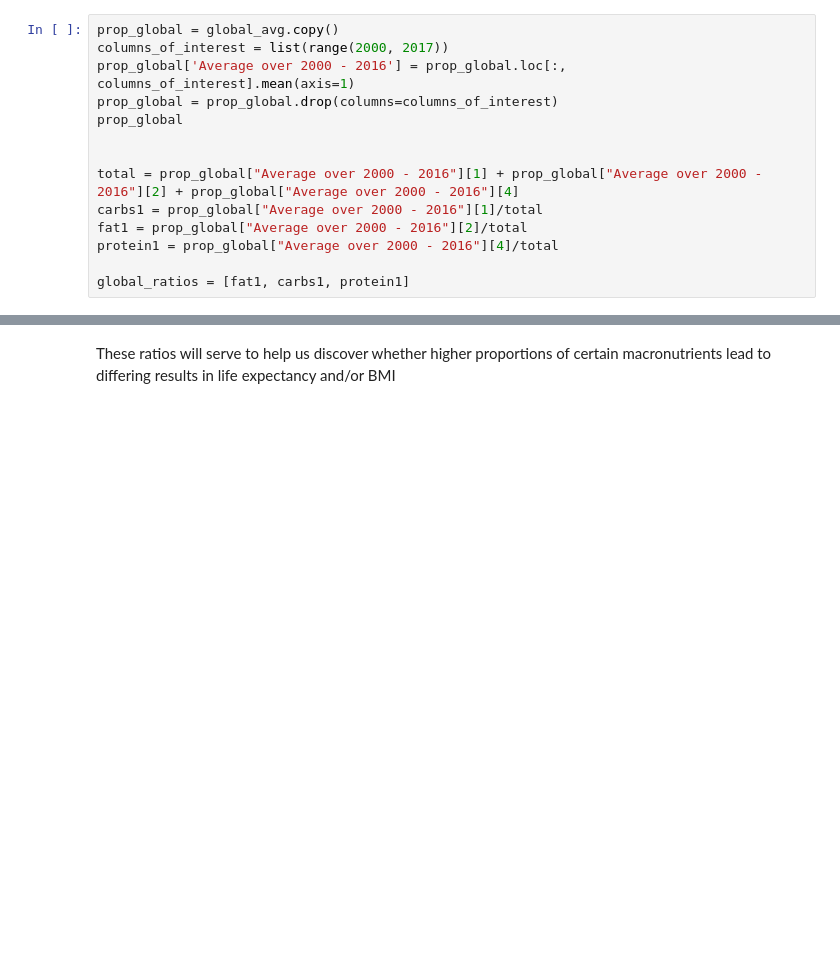
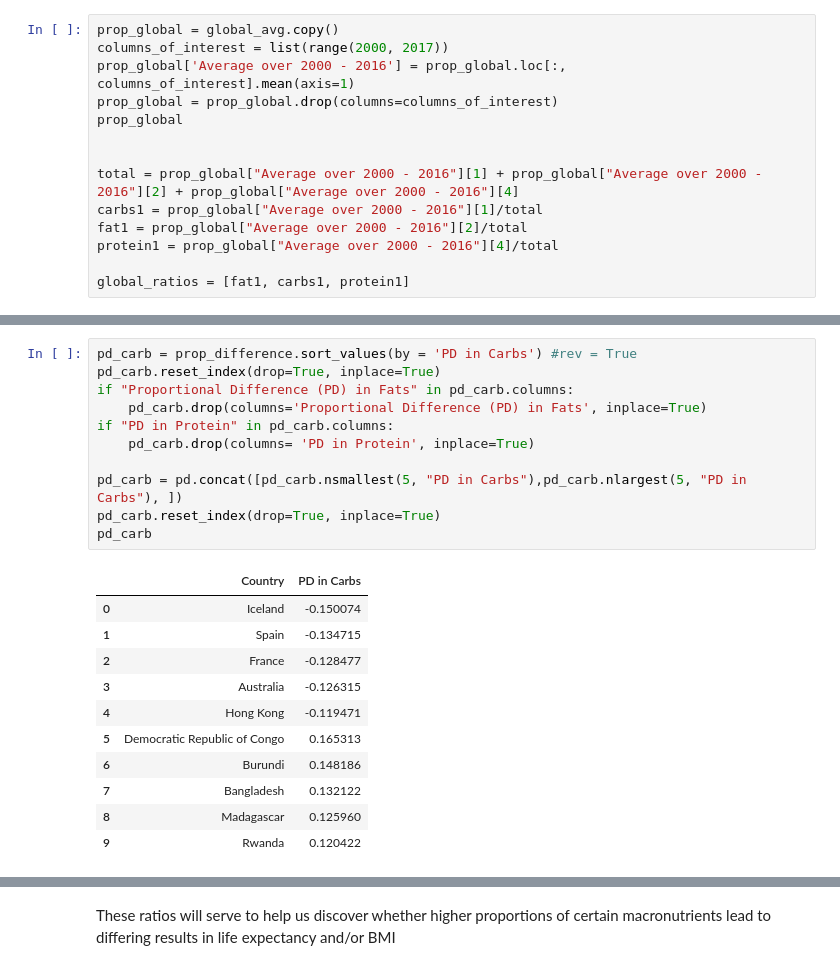
Before and after one commit to COGS108/Group074_WI24, a Jupyter notebook: EDACheckpoint_Group074_WI24.ipynb, the cells around one changed output, grey strips where cells are left out. Cells and saved outputs as stored; diff of their text form; blank space fills up the shorter version.

```diff
--- a/EDACheckpoint_Group074_WI24.ipynb
+++ b/EDACheckpoint_Group074_WI24.ipynb
@@ -1198,0 +1218,23 @@ prop_difference
+# %%
+pd_carb = prop_difference.sort_values(by = 'PD in Carbs') #rev = True
+pd_carb.reset_index(drop=True, inplace=True)
+if "Proportional Difference (PD) in Fats" in pd_carb.columns:
+    pd_carb.drop(columns='Proportional Difference (PD) in Fats', inplace=True)
+if "PD in Protein" in pd_carb.columns:
+    pd_carb.drop(columns= 'PD in Protein', inplace=True)
+
+pd_carb = pd.concat([pd_carb.nsmallest(5, "PD in Carbs"),pd_carb.nlargest(5, "PD in Carbs"), ])
+pd_carb.reset_index(drop=True, inplace=True)
+pd_carb
+# %% [output]
+|  | Country | PD in Carbs |
+| 0 | Iceland | -0.150074 |
+| 1 | Spain | -0.134715 |
+| 2 | France | -0.128477 |
+| 3 | Australia | -0.126315 |
+| 4 | Hong Kong | -0.119471 |
+| 5 | Democratic Republic of Congo | 0.165313 |
+| 6 | Burundi | 0.148186 |
+| 7 | Bangladesh | 0.132122 |
+| 8 | Madagascar | 0.125960 |
+| 9 | Rwanda | 0.120422 |
```
Also changed, not shown: parts of 7 cells of this notebook.
